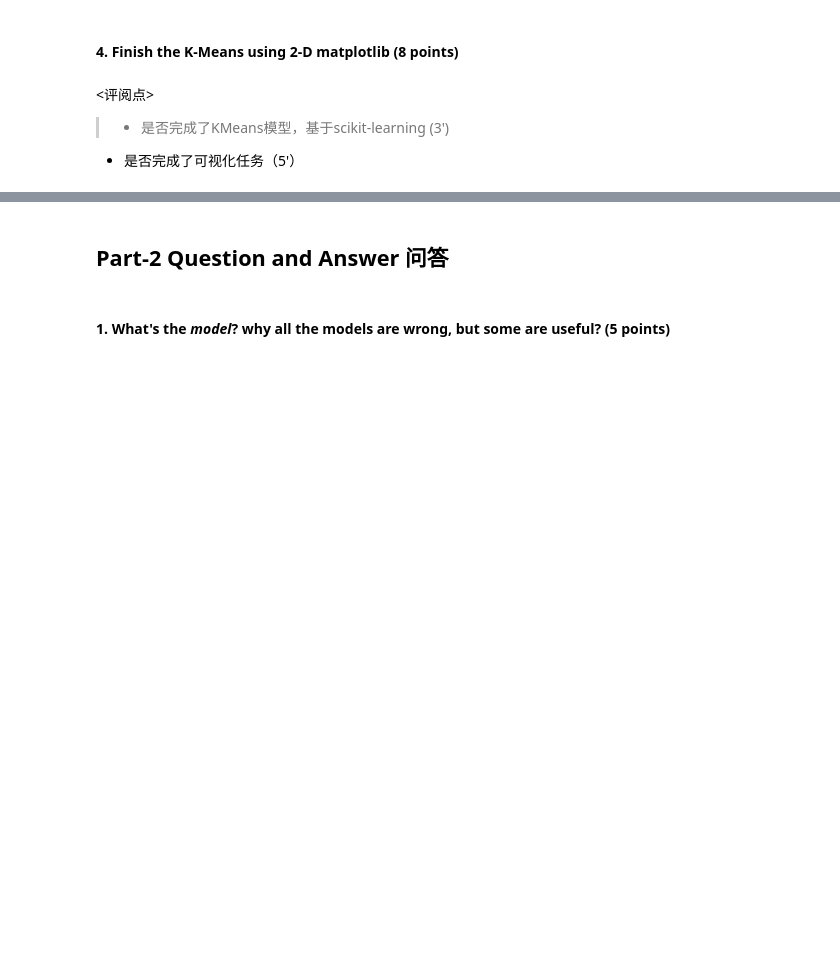
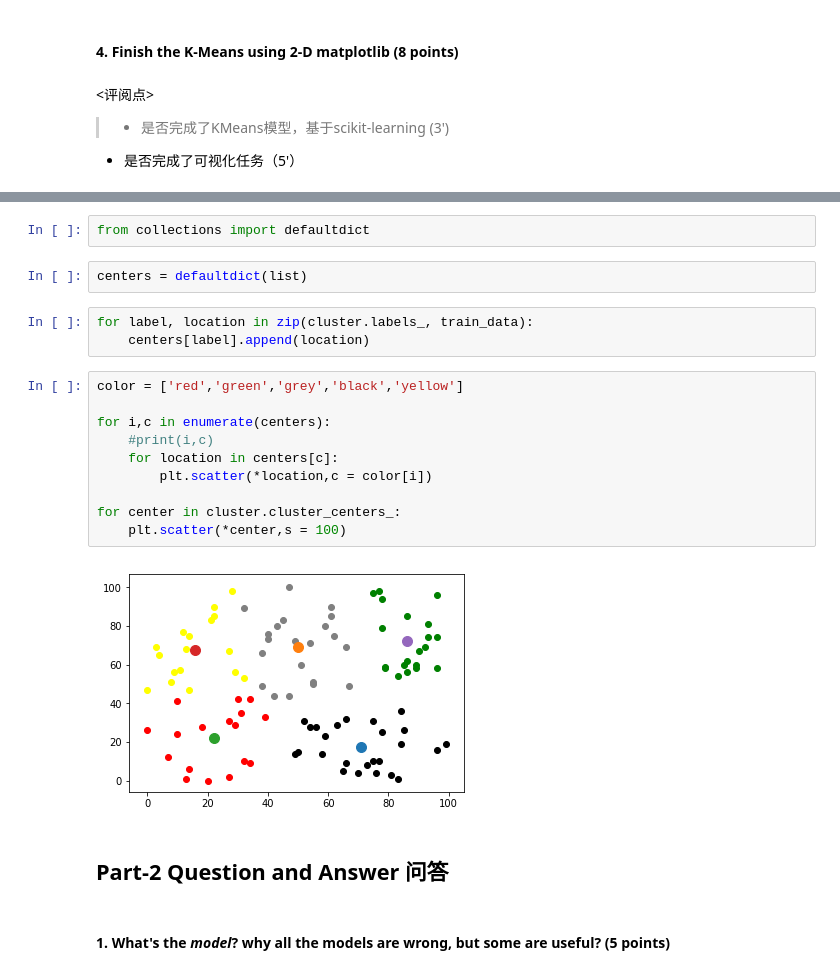
Before and after one commit to HanyingG/NLP-Course, a Jupyter notebook: Assignment-03.ipynb, the cells around one changed output, grey strips where cells are left out. Drawn from its saved outputs; the diff is of its cells as text; blank space fills up the shorter version.

```diff
--- a/Assignment-03.ipynb
+++ b/Assignment-03.ipynb
@@ -162,3 +195,22 @@ the min entropy is: 0.6730116670092565
+# %%
+from collections import defaultdict
+# %%
+centers = defaultdict(list)
+# %%
+for label, location in zip(cluster.labels_, train_data):
+    centers[label].append(location)
+# %%
+color = ['red','green','grey','black','yellow']
+
+for i,c in enumerate(centers):
+    #print(i,c)
+    for location in centers[c]:
+        plt.scatter(*location,c = color[i])
+
+for center in cluster.cluster_centers_:
+    plt.scatter(*center,s = 100)
+# %% [output]
+[figure, added]
 # %% [markdown]
 ## Part-2 Question and Answer 问答
 # %% [markdown]
```
Also changed, not shown: parts of 24 cells of this notebook.
